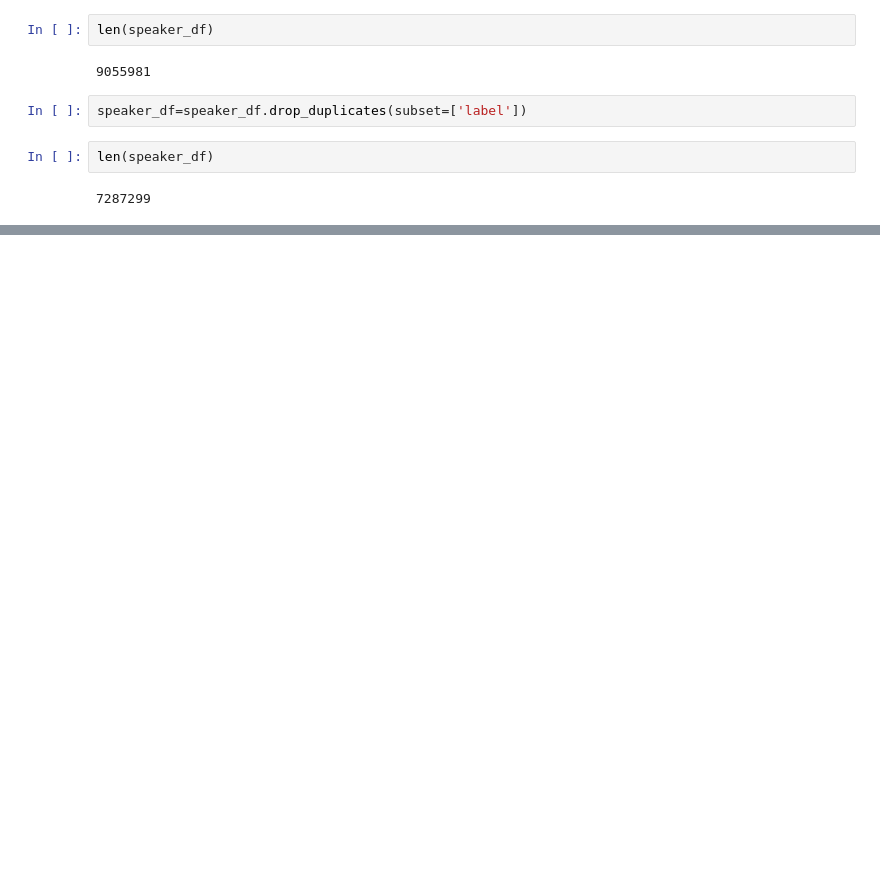
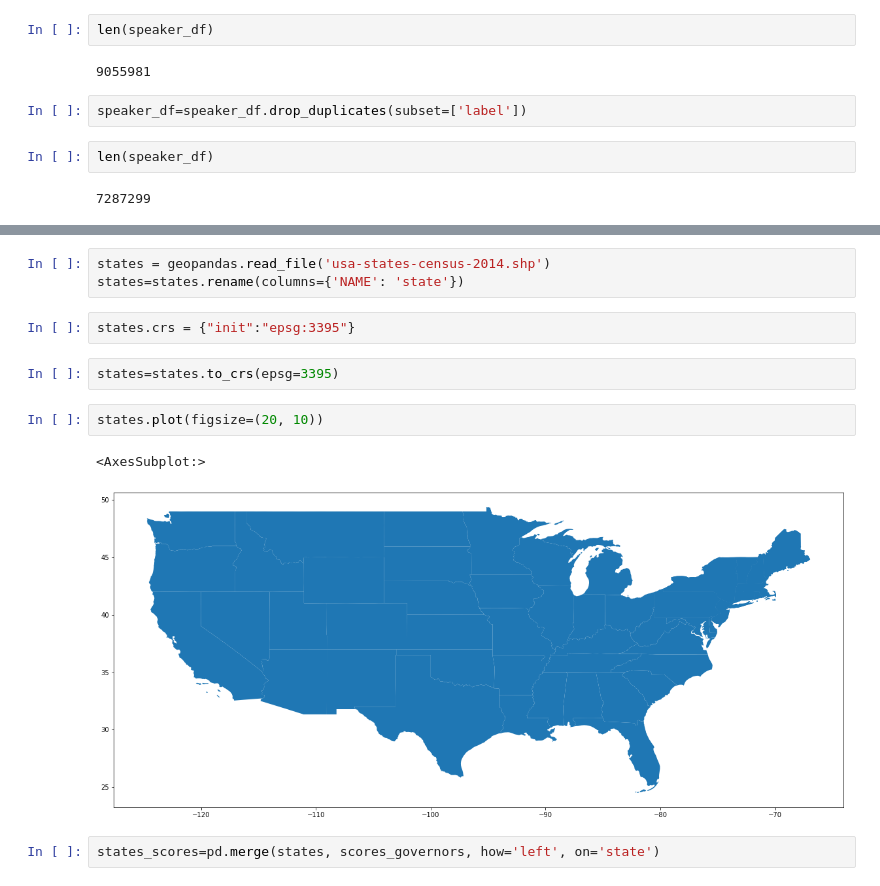
Before and after one commit to epfl-ada/ada-2021-project-ada-venturers, a Jupyter notebook: projet.ipynb, the cells around one changed output, grey strips where cells are left out. Drawn from its saved outputs; the diff is of its cells as text; blank space fills up the shorter version.

```diff
--- a/projet.ipynb
+++ b/projet.ipynb
@@ -121,0 +288,14 @@ QID.loc[QID.index.intersection(B_party)]
+# %%
+states = geopandas.read_file('usa-states-census-2014.shp')
+states=states.rename(columns={'NAME': 'state'})
+# %%
+states.crs = {"init":"epsg:3395"}
+# %%
+states=states.to_crs(epsg=3395)
+# %%
+states.plot(figsize=(20, 10))
+# %% [output]
+<AxesSubplot:>
+[figure, added]
+# %%
+states_scores=pd.merge(states, scores_governors, how='left', on='state')
```
Also changed, not shown: parts of 26 cells of this notebook.
